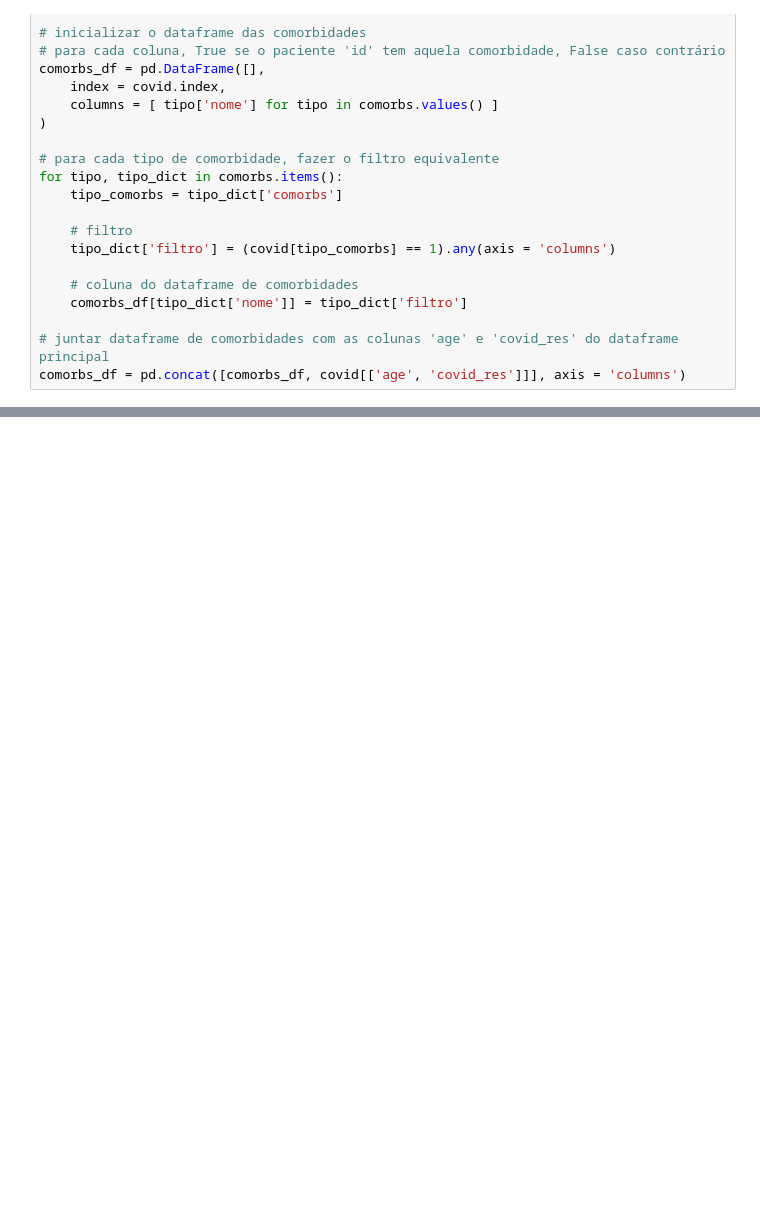
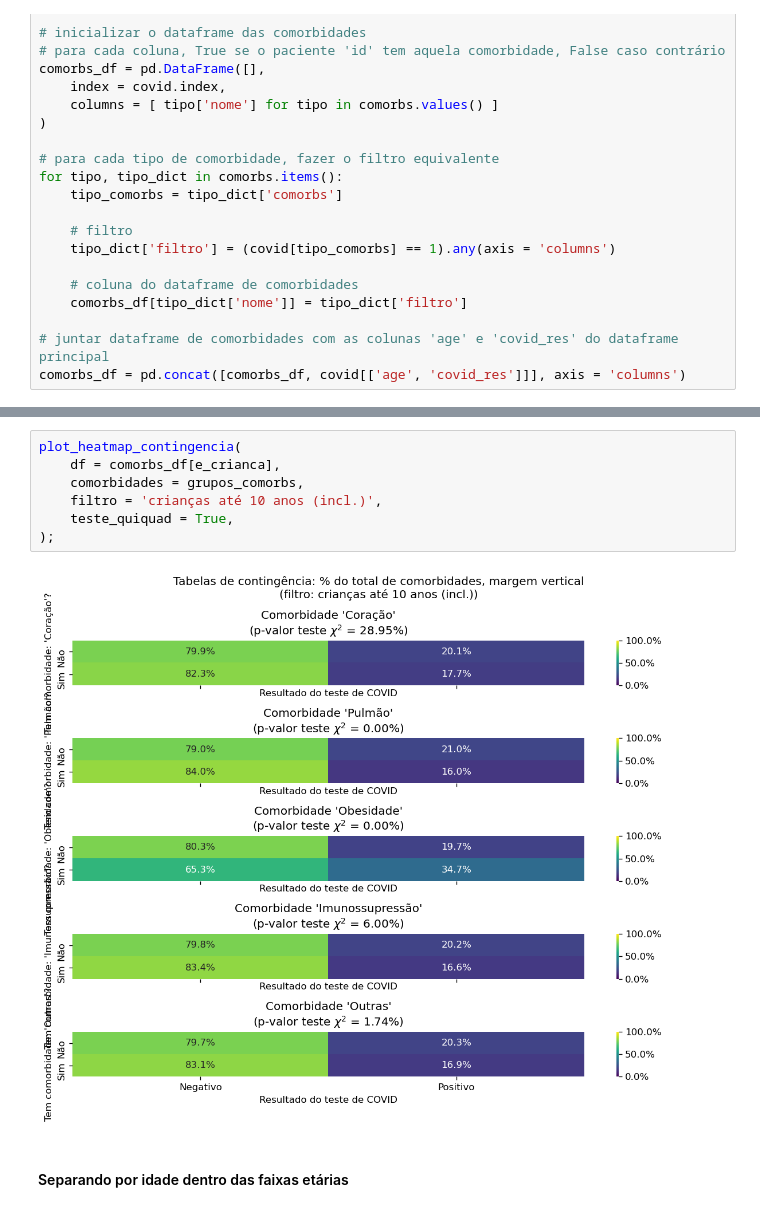
Before and after one commit to flimao/modelos-covid, a Jupyter notebook: notebooks_exploration/2-eda.ipynb, the cells around one changed output, grey strips where cells are left out. Saved outputs shown, nothing was run; the diff lists cells and outputs as text; blank space fills up the shorter version.

```diff
--- a/notebooks_exploration/2-eda.ipynb
+++ b/notebooks_exploration/2-eda.ipynb
@@ -525,0 +660,11 @@ Dos *boxplots* acima, depreende-se que:
+# %%
+plot_heatmap_contingencia(
+    df = comorbs_df[e_crianca],
+    comorbidades = grupos_comorbs,
+    filtro = 'crianças até 10 anos (incl.)',
+    teste_quiquad = True,
+);
+# %% [output]
+[figure, added]
+# %% [markdown]
+#### Separando por idade dentro das faixas etárias
```
Also changed, not shown: parts of 64 cells of this notebook.
